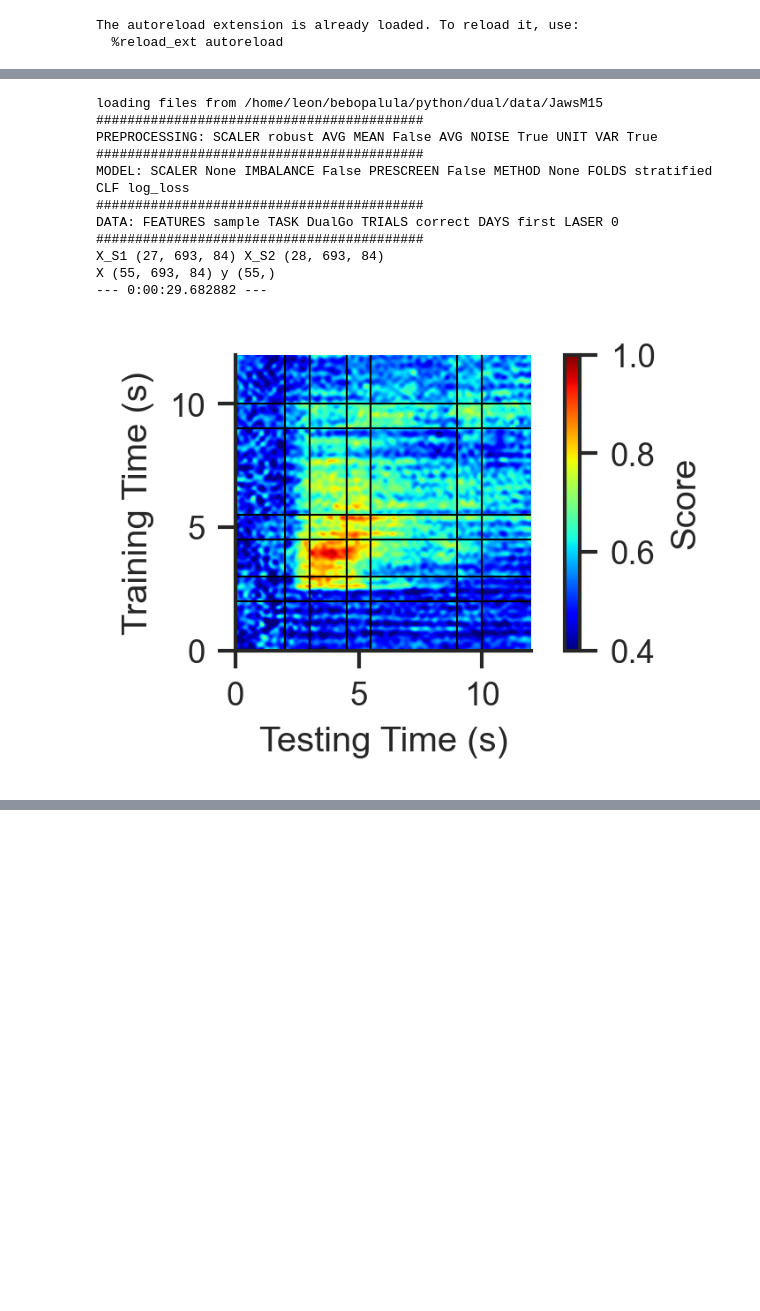
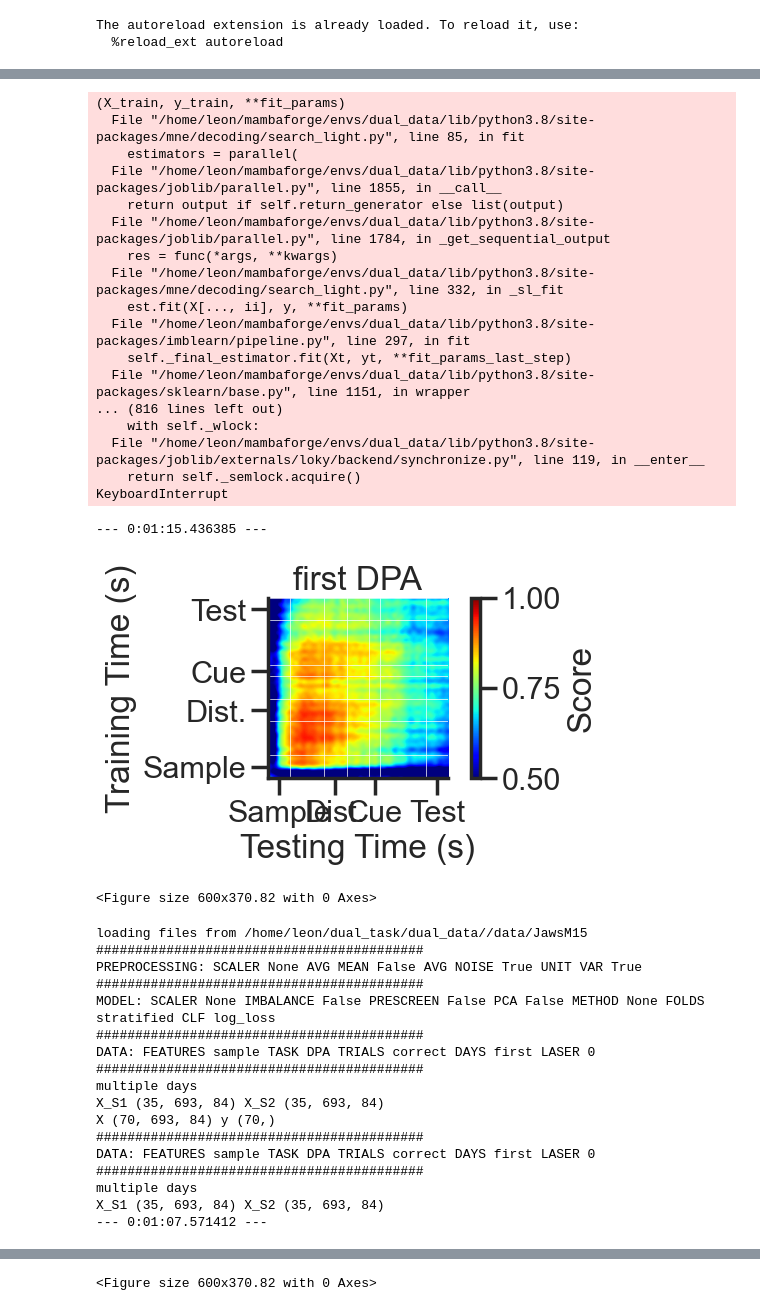
Before and after one commit to kiriclope/HiDN, a Jupyter notebook: notebooks/decoding.ipynb, the cells around one changed output, grey strips where cells are left out. Drawn from its saved outputs; the diff is of its cells as text; code cells hidden in the pictures; blank space fills up the shorter version.

```diff
--- a/notebooks/decoding.ipynb
+++ b/notebooks/decoding.ipynb
@@ -28,12 +38,12 @@ plt.rc("axes.spines", top=False, right=False)
-# %%
-golden_ratio = (5**.5 - 1) / 2
-width = 3
-
-matplotlib.rcParams['figure.figsize'] = [width, width * golden_ratio ]
-matplotlib.rcParams['lines.markersize'] = 3
-# sns.set(rc={'figure.figsize':(width, width * golden_ratio)})
-
-# plt.figure()
-# plt.xlabel('x label') ;
-# plt.plot([0,1,2,3], [0,1,2,3], 'o')
+# %%
+sns.set_context("poster")
+sns.set_style("ticks")
+plt.rc("axes.spines", top=False, right=False)
+fig_path = '../figs/perf'
+golden_ratio = (5**.5 - 1) / 2
+width = 6
+
+matplotlib.rcParams['figure.figsize'] = [width, width * golden_ratio ]
+# matplotlib.rcParams['lines.markersize'] = 3
+%matplotlib inline
 # %% [markdown]
@@ -41,15 +63,40 @@ matplotlib.rcParams['lines.markersize'] = 3
 # %%
-run decode/mne_cross_temp.py
+run ../dual_data/decode/mne_cross_temp.py sample first DPA
 # %% [output]
-loading files from /home/leon/bebopalula/python/dual/data/JawsM15
-##########################################
-PREPROCESSING: SCALER robust AVG MEAN False AVG NOISE True UNIT VAR True
-##########################################
-MODEL: SCALER None IMBALANCE False PRESCREEN False METHOD None FOLDS stratified CLF log_loss
-##########################################
-DATA: FEATURES sample TASK DualGo TRIALS correct DAYS first LASER 0
-##########################################
-X_S1 (27, 693, 84) X_S2 (28, 693, 84)
-X (55, 693, 84) y (55,)
---- 0:00:29.682882 ---
+(X_train, y_train, **fit_params)
+  File "/home/leon/mambaforge/envs/dual_data/lib/python3.8/site-packages/mne/decoding/search_light.py", line 85, in fit
+    estimators = parallel(
+  File "/home/leon/mambaforge/envs/dual_data/lib/python3.8/site-packages/joblib/parallel.py", line 1855, in __call__
+    return output if self.return_generator else list(output)
+  File "/home/leon/mambaforge/envs/dual_data/lib/python3.8/site-packages/joblib/parallel.py", line 1784, in _get_sequential_output
+    res = func(*args, **kwargs)
+  File "/home/leon/mambaforge/envs/dual_data/lib/python3.8/site-packages/mne/decoding/search_light.py", line 332, in _sl_fit
+    est.fit(X[..., ii], y, **fit_params)
+  File "/home/leon/mambaforge/envs/dual_data/lib/python3.8/site-packages/imblearn/pipeline.py", line 297, in fit
+    self._final_estimator.fit(Xt, yt, **fit_params_last_step)
+  File "/home/leon/mambaforge/envs/dual_data/lib/python3.8/site-packages/sklearn/base.py", line 1151, in wrapper
+... (816 lines left out)
+    with self._wlock:
+  File "/home/leon/mambaforge/envs/dual_data/lib/python3.8/site-packages/joblib/externals/loky/backend/synchronize.py", line 119, in __enter__
+    return self._semlock.acquire()
+KeyboardInterrupt
+--- 0:01:15.436385 ---
-[figure, old version]
+[figure, new version]
+<Figure size 600x370.82 with 0 Axes>
+loading files from /home/leon/dual_task/dual_data//data/JawsM15
+##########################################
+PREPROCESSING: SCALER None AVG MEAN False AVG NOISE True UNIT VAR True
+##########################################
+MODEL: SCALER None IMBALANCE False PRESCREEN False PCA False METHOD None FOLDS stratified CLF log_loss
+##########################################
+DATA: FEATURES sample TASK DPA TRIALS correct DAYS first LASER 0
+##########################################
+multiple days
+X_S1 (35, 693, 84) X_S2 (35, 693, 84)
+X (70, 693, 84) y (70,)
+##########################################
+DATA: FEATURES sample TASK DPA TRIALS correct DAYS first LASER 0
+##########################################
+multiple days
+X_S1 (35, 693, 84) X_S2 (35, 693, 84)
+--- 0:01:07.571412 ---
@@ -55,0 +104 @@ X (55, 693, 84) y (55,)
+<Figure size 600x370.82 with 0 Axes>
```
Also changed, not shown: parts of 7 cells of this notebook, 17 other files.
